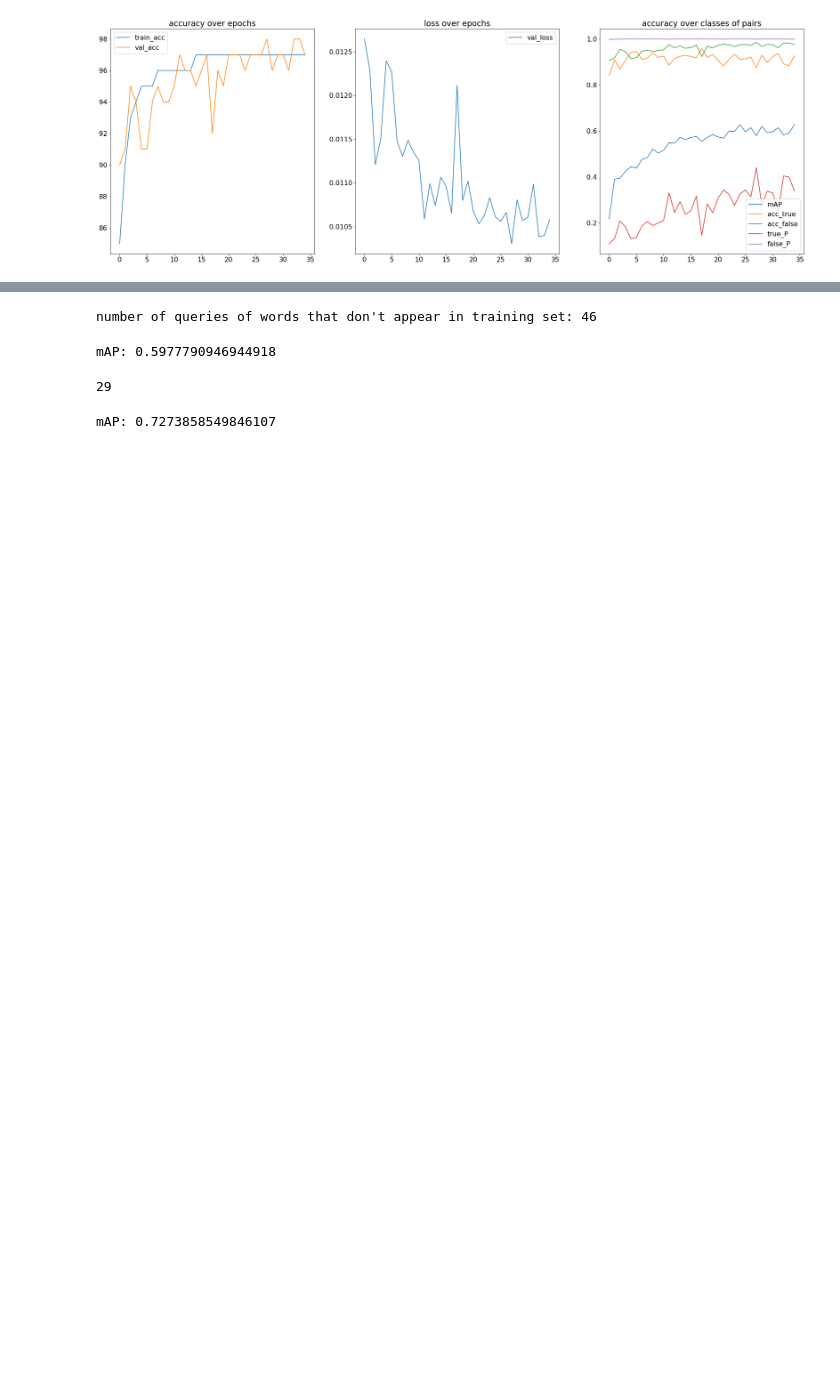
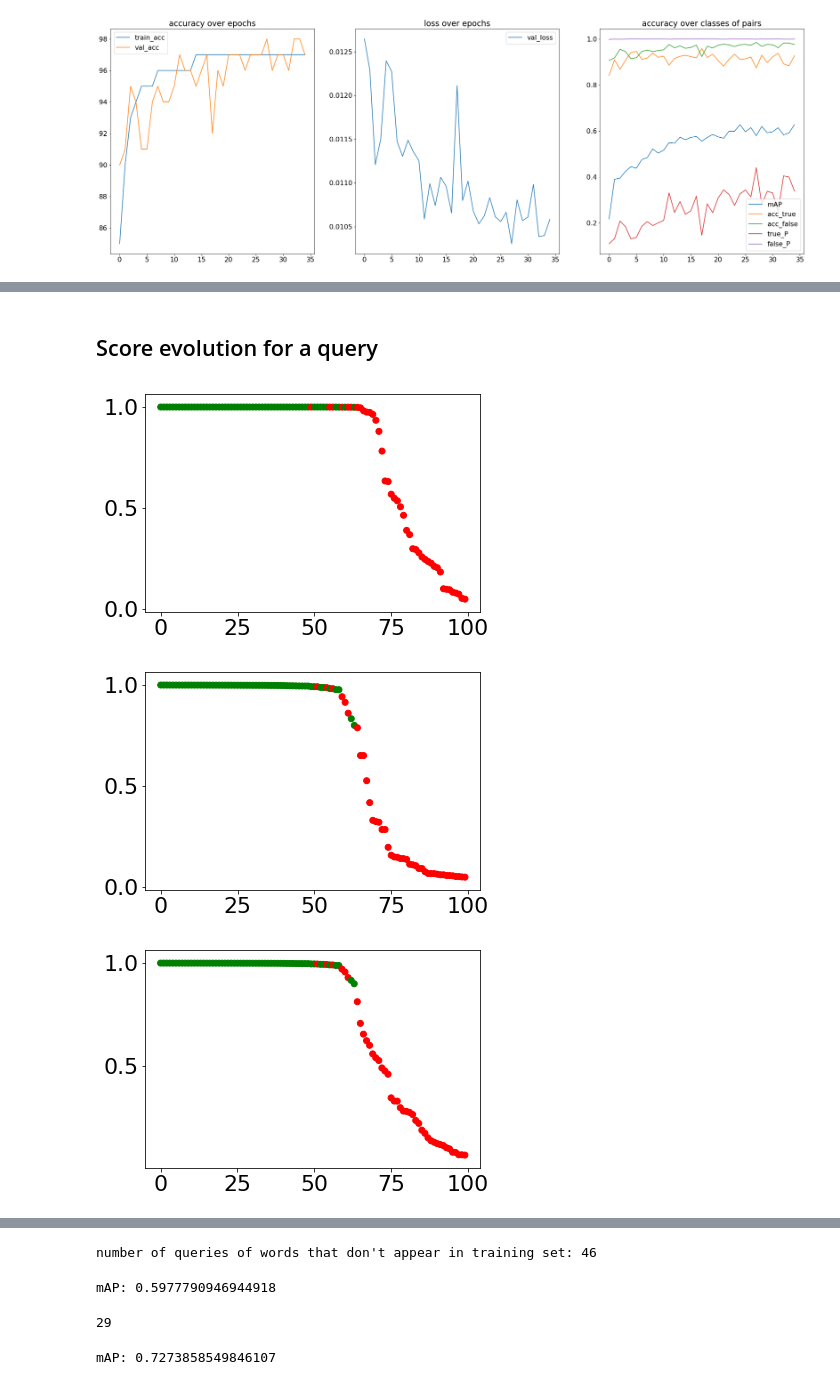
Before and after one commit to felixgaschi/word-image-similarity, a Jupyter notebook: Visualisation.ipynb, the cells around one changed output, grey strips where cells are left out. Saved outputs shown, nothing was run; the diff lists cells and outputs as text; code cells hidden in the pictures; blank space fills up the shorter version.

```diff
--- a/Visualisation.ipynb
+++ b/Visualisation.ipynb
@@ -90,0 +227,29 @@ plt.show()
+# %% [markdown]
+## Score evolution for a query
+# %%
+q = 4191# the: 4191 #Alexandria : 4654 # 4047 : W # 3893: Fort
+maxi = 100
+scores_class = queries_class[q][:maxi]
+scores_regressor = queries_regressor[q][:maxi]
+scores_fusion = queries_fusion[q][:maxi]
+
+blue = "green"
+red = "red"
+
+y_class = [elt[1] for elt in scores_class]
+y_regressor = [elt[1] for elt in scores_regressor]
+y_fusion = [elt[1] for elt in scores_fusion]
+c_class = [blue if elt[2] == 1 else red for elt in scores_class]
+c_regressor = [blue if elt[2] == 1 else red for elt in scores_regressor]
+c_fusion = [blue if elt[2] == 1 else red for elt in scores_fusion]
+
+plt.scatter(range(len(y_class)), y_class, color=c_class)
+plt.show()
+plt.scatter(range(len(y_class)), y_regressor, color=c_regressor)
+plt.show()
+plt.scatter(range(len(y_class)), y_fusion, color=c_fusion)
+plt.show()
+# %% [output]
+[figure, added]
+[figure, added]
+[figure, added]
```
Also changed, not shown: parts of 18 cells of this notebook.
